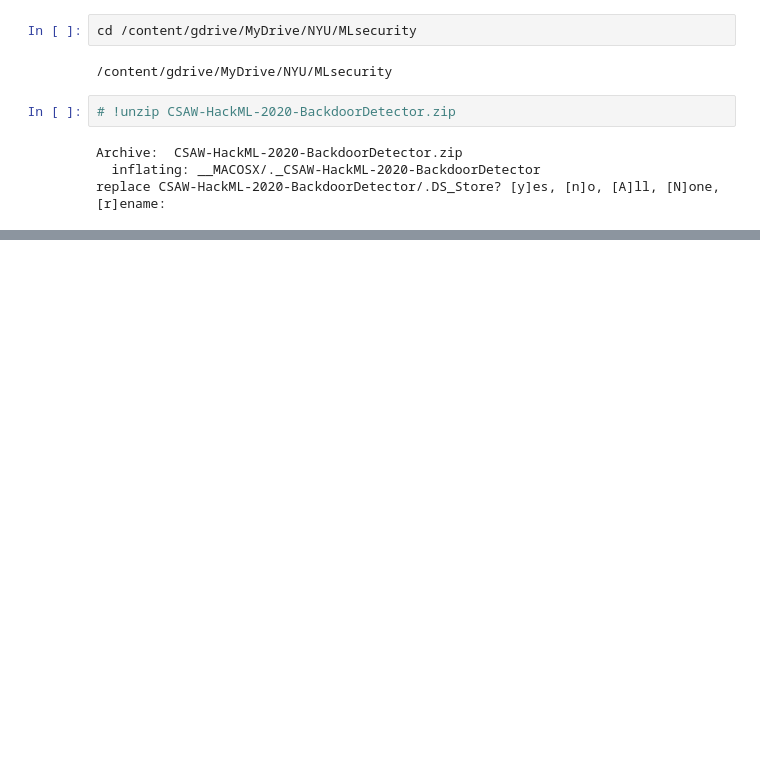
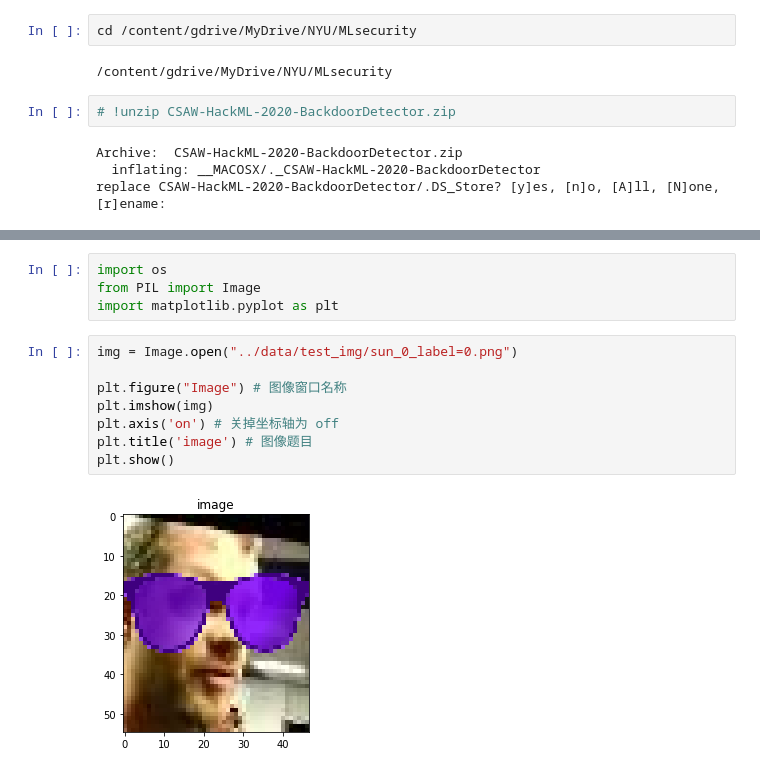
Before and after one commit to jianqiaomo/CSAW-HackML-2020-BackdoorDetector, a Jupyter notebook: eval_fine_prune/evaluate_example.ipynb, the cells around one changed output, grey strips where cells are left out. Saved outputs shown, nothing was run; the diff lists cells and outputs as text; blank space fills up the shorter version.

```diff
--- a/eval_fine_prune/evaluate_example.ipynb
+++ b/eval_fine_prune/evaluate_example.ipynb
@@ -41 +34,15 @@ cd eval_fine_prune
+# %%
+import os
+from PIL import Image
+import matplotlib.pyplot as plt
+# %%
+img = Image.open("../data/test_img/sun_0_label=0.png")
+
+plt.figure("Image") # 图像窗口名称
+plt.imshow(img)
+plt.axis('on') # 关掉坐标轴为 off
+plt.title('image') # 图像题目
+plt.show()
+# %% [output]
+[figure, added]
 # %%
```
Also changed, not shown: parts of 14 cells of this notebook, 18 other files.
